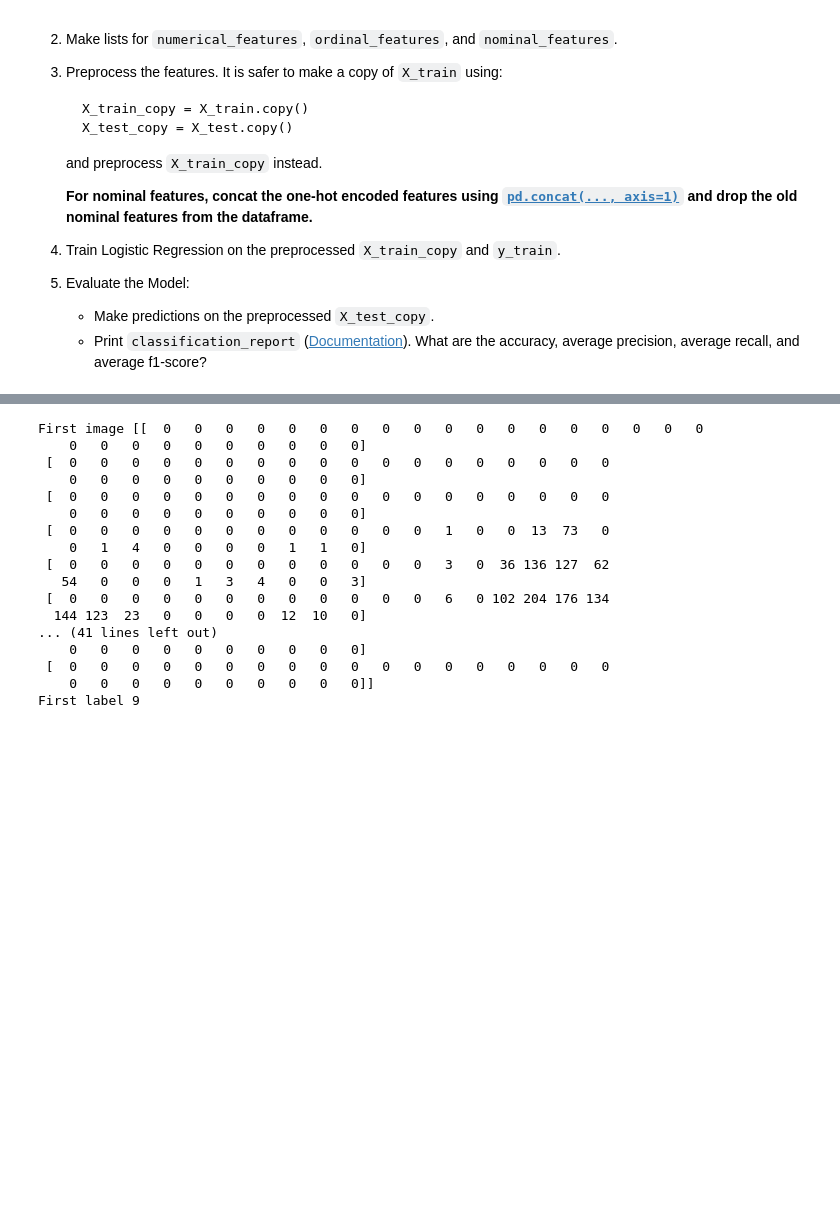
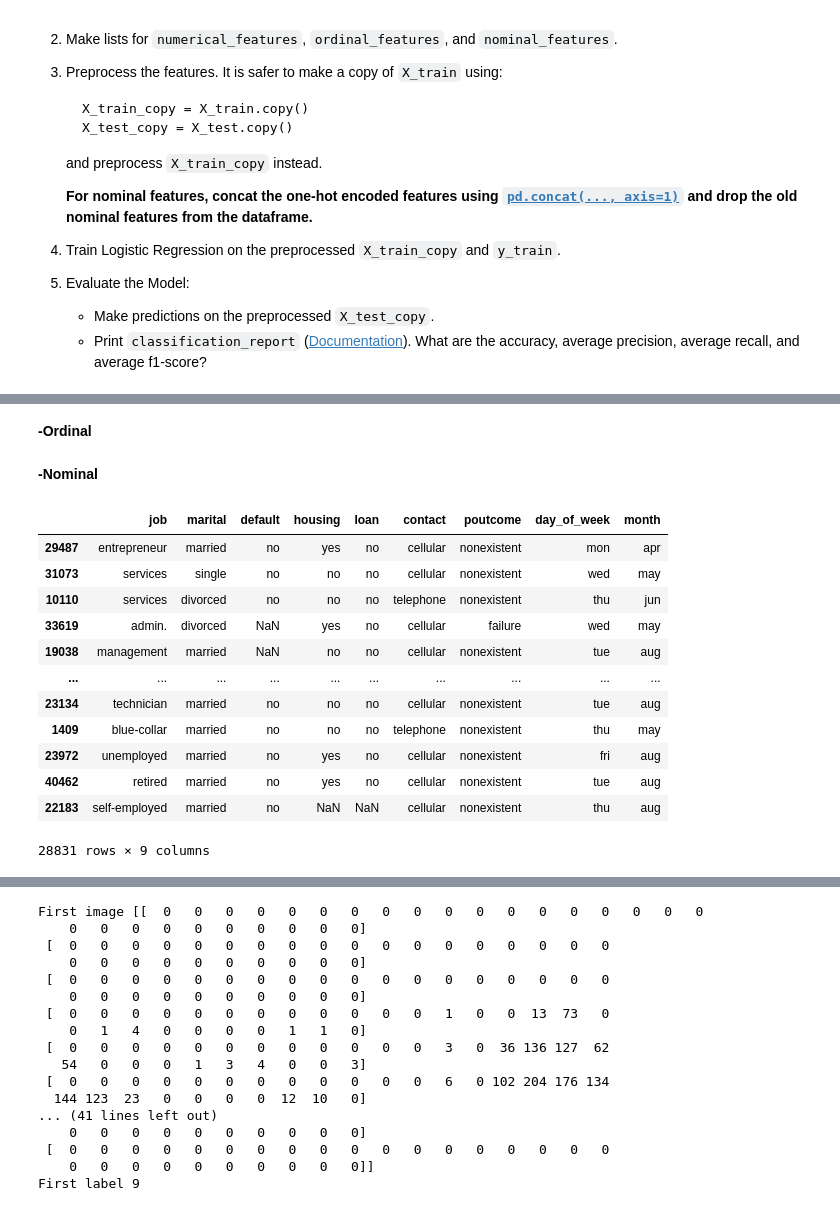
Before and after one commit to Po743/229352-StatisticalLearning, a Jupyter notebook: Lab02_Data_Preprocessing.ipynb, the cells around one changed output, grey strips where cells are left out. Saved outputs shown, nothing was run; the diff lists cells and outputs as text; code cells hidden in the pictures; blank space fills up the shorter version.

```diff
--- a/Lab02_Data_Preprocessing.ipynb
+++ b/Lab02_Data_Preprocessing.ipynb
@@ -359,0 +363,6 @@ x_test_copy
+# %%
+
+scaler = StandardScaler()
+# Fit the scaler ONLY on the training data
+x_train_copy[numerical_features] = scaler.fit_transform(x_train[numerical_features])
+x_test_copy[numerical_features] = scaler.transform(x_test[numerical_features]) # ไม่ต้อง Fit เดี๋ยวมันจะเอาไปคำนวนหาค่าต่างๆ
@@ -359,0 +381,40 @@ x_test_copy
+# %% [markdown]
+**-Ordinal**
+# %%
+# imputation เติมข้อมูล
+
+imputer_ord = SimpleImputer(strategy='most_frequent')
+
+## Write your code here
+x_train_copy[ordinal_features] = imputer_ord.fit_transform(x_train_copy[ordinal_features])
+x_test_copy[ordinal_features] = imputer_ord.transform(x_test_copy[ordinal_features])
+# %%
+education_categories = [
+    'illiterate', 'basic.4y', 'basic.6y', 'basic.9y', 'high.school',
+    'professional.course', 'university.degree', 'masters', 'doctorate'
+] # เรียงน้อยไปมาก (ลำดับขั้น)
+
+ordinal_encoder = OrdinalEncoder(categories=[education_categories])
+
+## Write your code here
+
+x_train_copy[ordinal_features] = ordinal_encoder.fit_transform(x_train_copy[ordinal_features])
+x_test_copy[ordinal_features]  = ordinal_encoder.transform(x_test_copy[ordinal_features] )
+# %% [markdown]
+**-Nominal**
+# %%
+x_train_copy[nominal_features]
+# %% [output]
+|  | job | marital | default | housing | loan | contact | poutcome | day_of_week | month |
+| 29487 | entrepreneur | married | no | yes | no | cellular | nonexistent | mon | apr |
+| 31073 | services | single | no | no | no | cellular | nonexistent | wed | may |
+| 10110 | services | divorced | no | no | no | telephone | nonexistent | thu | jun |
+| 33619 | admin. | divorced | NaN | yes | no | cellular | failure | wed | may |
+| 19038 | management | married | NaN | no | no | cellular | nonexistent | tue | aug |
+| ... | ... | ... | ... | ... | ... | ... | ... | ... | ... |
+| 23134 | technician | married | no | no | no | cellular | nonexistent | tue | aug |
+| 1409 | blue-collar | married | no | no | no | telephone | nonexistent | thu | may |
+| 23972 | unemployed | married | no | yes | no | cellular | nonexistent | fri | aug |
+| 40462 | retired | married | no | yes | no | cellular | nonexistent | tue | aug |
+| 22183 | self-employed | married | no | NaN | NaN | cellular | nonexistent | thu | aug |
+28831 rows × 9 columns
```
Also changed, not shown: parts of 21 cells of this notebook.
